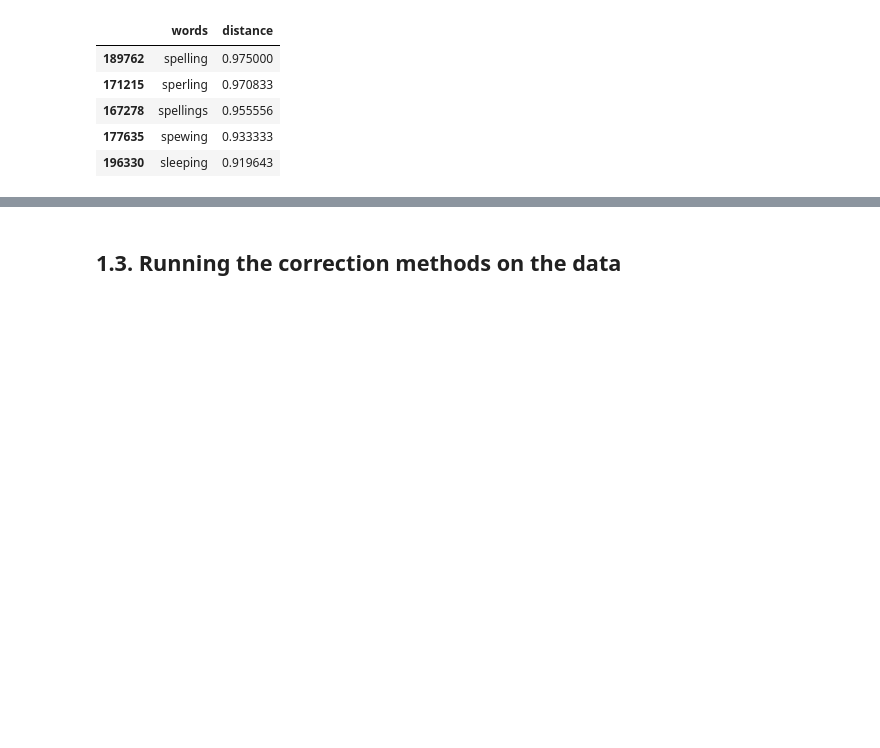
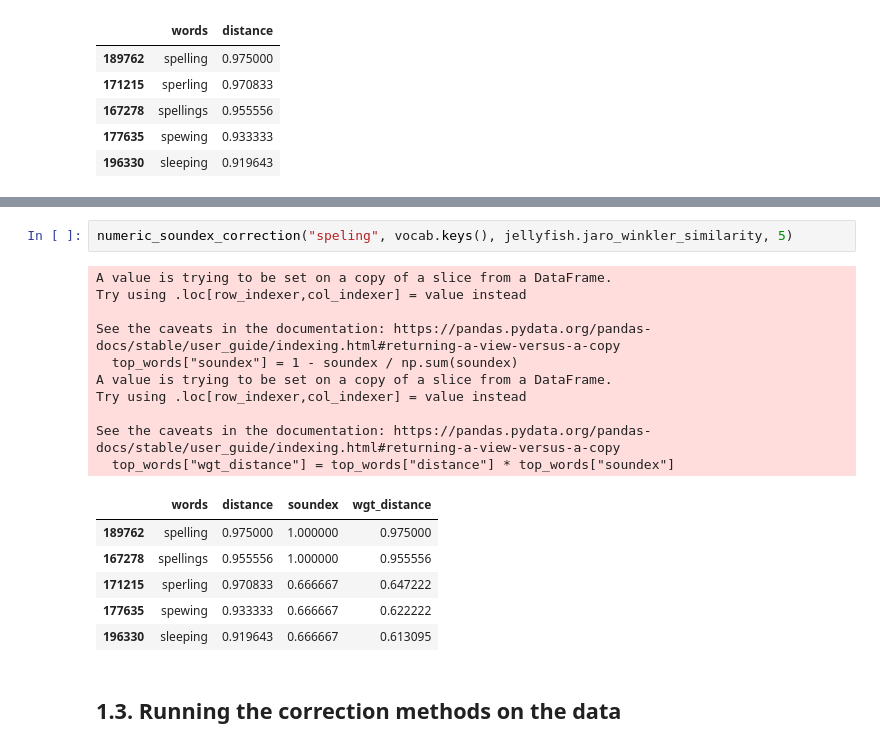
Before and after one commit to louisVincentPoellhuber/ift6285-devoirs, a Jupyter notebook: Devoir 2/devoir2.ipynb, the cells around one changed output, grey strips where cells are left out. Drawn from its saved outputs; the diff is of its cells as text; blank space fills up the shorter version.

```diff
--- a/Devoir 2/devoir2.ipynb
+++ b/Devoir 2/devoir2.ipynb
@@ -308,3 +317,22 @@ generic_distance_correction('speling', vocab.keys(), jellyfish.jaro_winkler_simi
+# %%
+numeric_soundex_correction("speling", vocab.keys(), jellyfish.jaro_winkler_similarity, 5)
+# %% [output]
+A value is trying to be set on a copy of a slice from a DataFrame.
+Try using .loc[row_indexer,col_indexer] = value instead
+
+See the caveats in the documentation: https://pandas.pydata.org/pandas-docs/stable/user_guide/indexing.html#returning-a-view-versus-a-copy
+  top_words["soundex"] = 1 - soundex / np.sum(soundex)
+A value is trying to be set on a copy of a slice from a DataFrame.
+Try using .loc[row_indexer,col_indexer] = value instead
+
+See the caveats in the documentation: https://pandas.pydata.org/pandas-docs/stable/user_guide/indexing.html#returning-a-view-versus-a-copy
+  top_words["wgt_distance"] = top_words["distance"] * top_words["soundex"]
+|  | words | distance | soundex | wgt_distance |
+| 189762 | spelling | 0.975000 | 1.000000 | 0.975000 |
+| 167278 | spellings | 0.955556 | 1.000000 | 0.955556 |
+| 171215 | sperling | 0.970833 | 0.666667 | 0.647222 |
+| 177635 | spewing | 0.933333 | 0.666667 | 0.622222 |
+| 196330 | sleeping | 0.919643 | 0.666667 | 0.613095 |
 # %% [markdown]
 ## 1.3. Running the correction methods on the data
 # %% [markdown]
```
Also changed, not shown: parts of 9 cells of this notebook.
